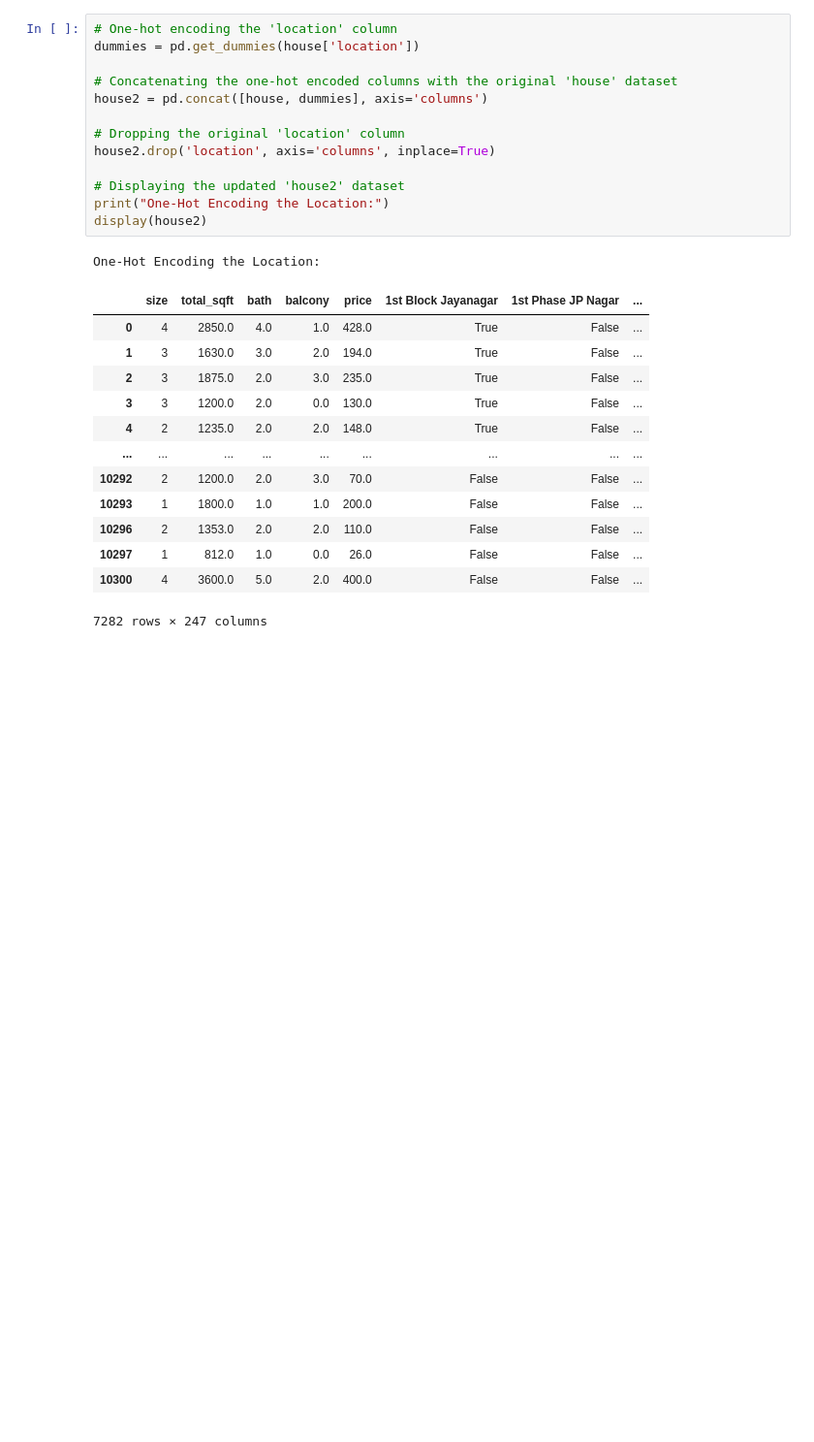
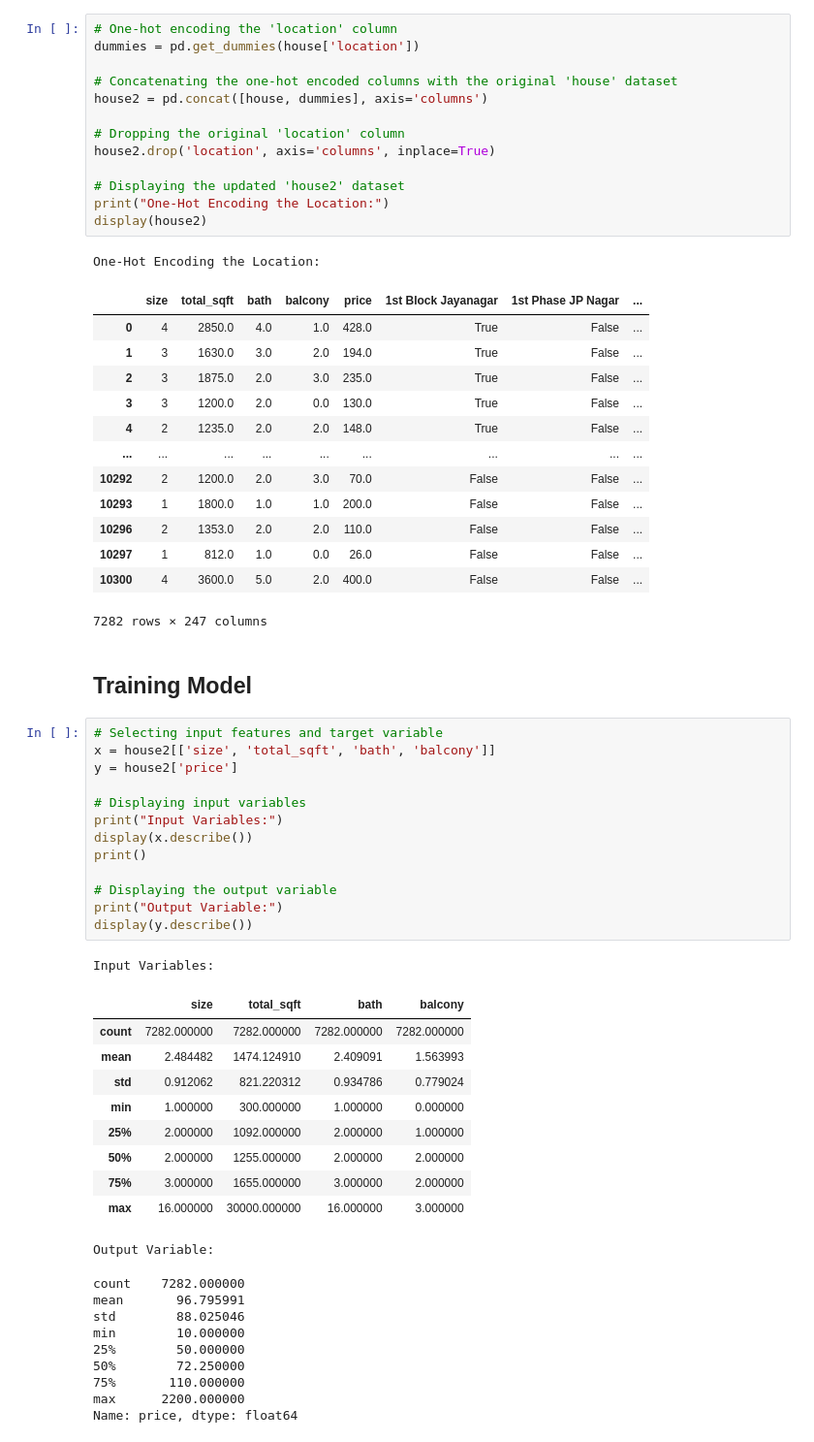
Before and after one commit to LCM-org/AML-3104-BHPP, a Jupyter notebook: main.ipynb, the cells around one changed output. Shown at 97% size. Drawn from its saved outputs; the diff is of its cells as text; blank space fills up the shorter version.

```diff
--- a/main.ipynb
+++ b/main.ipynb
@@ -814,3 +814,39 @@ One-Hot Encoding the Location:
 | 10297 | 1 | 812.0 | 1.0 | 0.0 | 26.0 | False | False | ... |
 | 10300 | 4 | 3600.0 | 5.0 | 2.0 | 400.0 | False | False | ... |
 7282 rows × 247 columns
+# %% [markdown]
+## Training Model
+# %%
+# Selecting input features and target variable
+x = house2[['size', 'total_sqft', 'bath', 'balcony']]
+y = house2['price']
+
+# Displaying input variables
+print("Input Variables:")
+display(x.describe())
+print()
+
+# Displaying the output variable
+print("Output Variable:")
+display(y.describe())
+# %% [output]
+Input Variables:
+|  | size | total_sqft | bath | balcony |
+| count | 7282.000000 | 7282.000000 | 7282.000000 | 7282.000000 |
+| mean | 2.484482 | 1474.124910 | 2.409091 | 1.563993 |
+| std | 0.912062 | 821.220312 | 0.934786 | 0.779024 |
+| min | 1.000000 | 300.000000 | 1.000000 | 0.000000 |
+| 25% | 2.000000 | 1092.000000 | 2.000000 | 1.000000 |
+| 50% | 2.000000 | 1255.000000 | 2.000000 | 2.000000 |
+| 75% | 3.000000 | 1655.000000 | 3.000000 | 2.000000 |
+| max | 16.000000 | 30000.000000 | 16.000000 | 3.000000 |
+Output Variable:
+count    7282.000000
+mean       96.795991
+std        88.025046
+min        10.000000
+25%        50.000000
+50%        72.250000
+75%       110.000000
+max      2200.000000
+Name: price, dtype: float64
```
Also changed, not shown: parts of 5 cells of this notebook, 1 other file.
